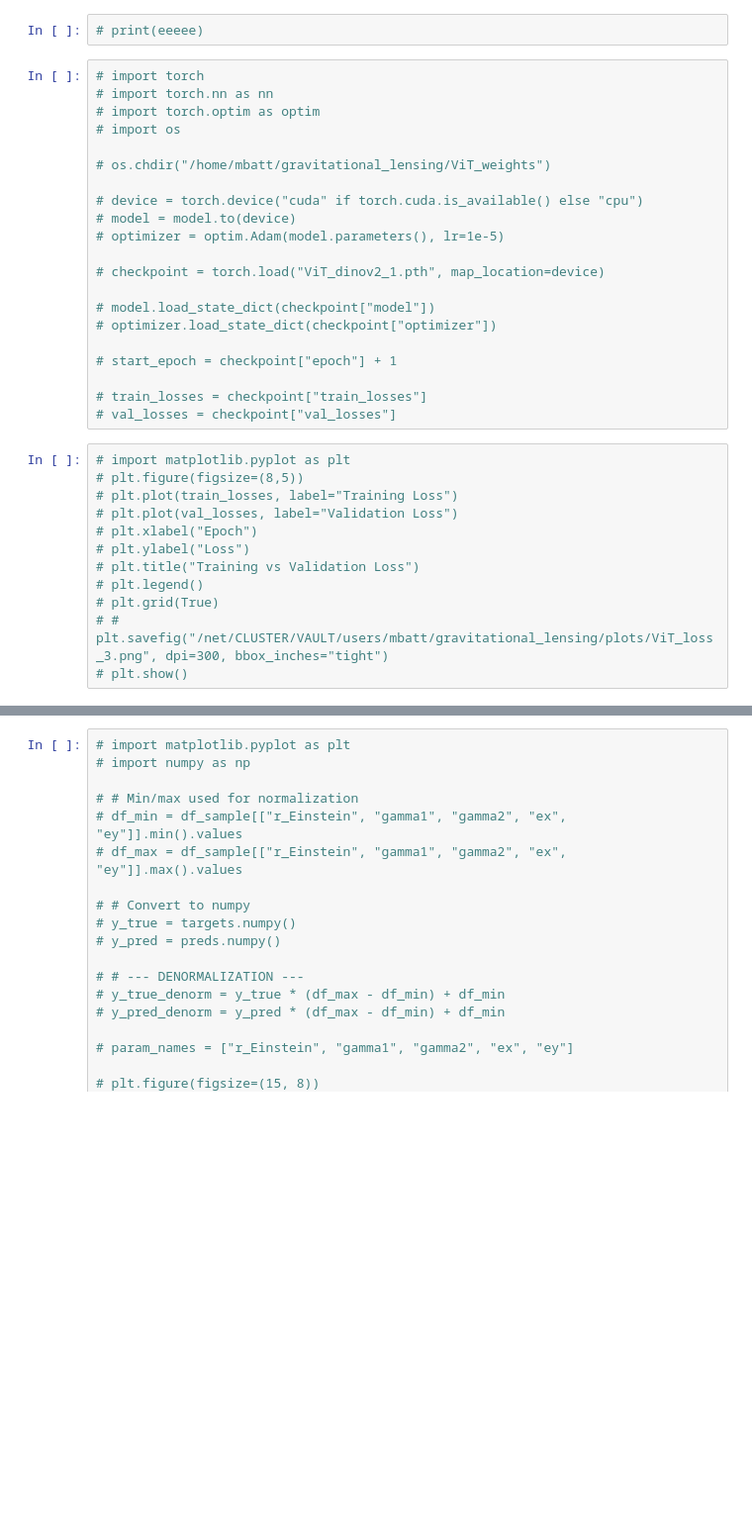
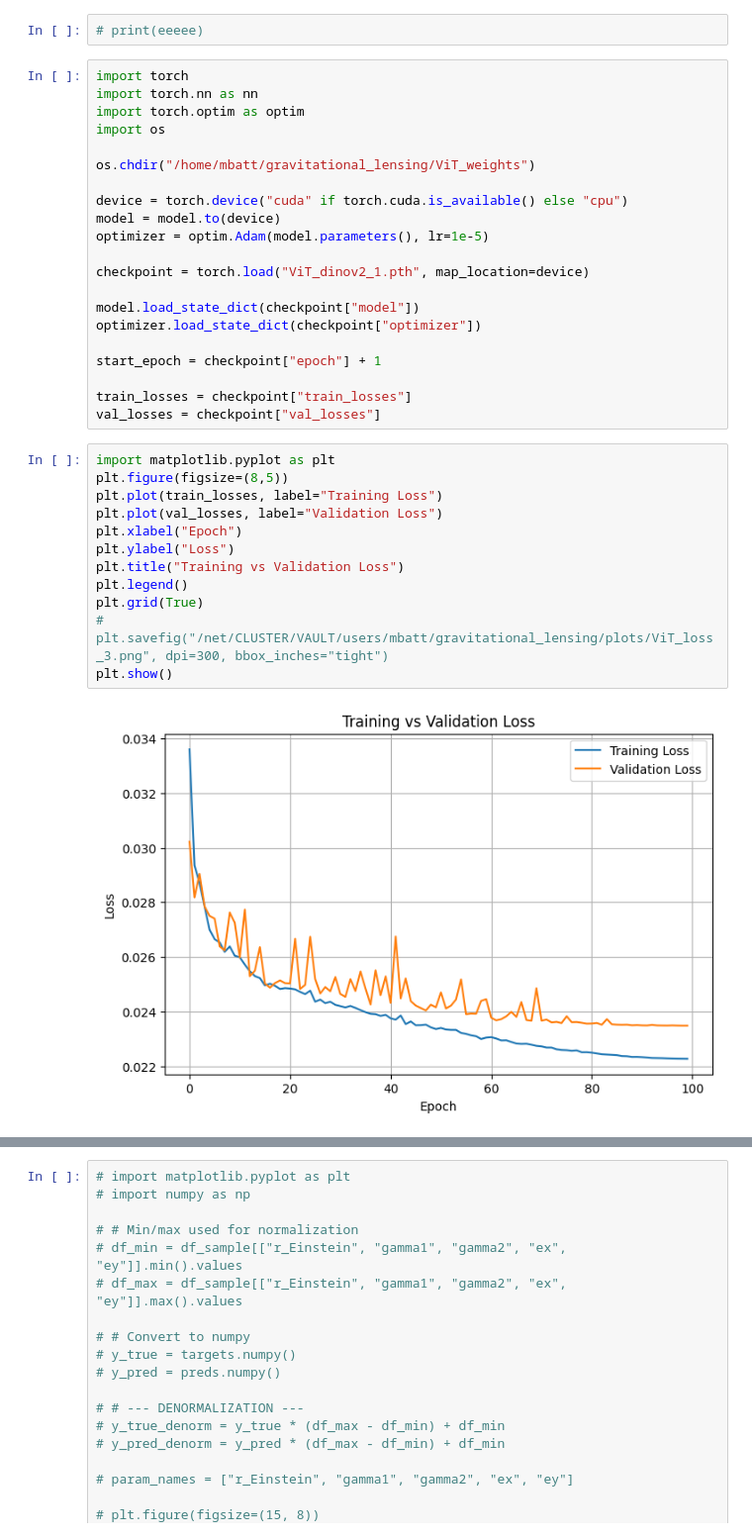
Before and after one commit to matthbatt/Deep-learning-gravitational-lensing, a Jupyter notebook: result_ViT_dinov2.ipynb, the cells around one changed output, grey strips where cells are left out. Shown at 99% size. Saved outputs shown, nothing was run; the diff lists cells and outputs as text; blank space fills up the shorter version.

```diff
--- a/result_ViT_dinov2.ipynb
+++ b/result_ViT_dinov2.ipynb
@@ -546,36 +570,38 @@ torch.save({
 # %%
 # print(eeeee)
 # %%
-# import torch
-# import torch.nn as nn
-# import torch.optim as optim
-# import os
+import torch
+import torch.nn as nn
+import torch.optim as optim
+import os
 
-# os.chdir("/home/mbatt/gravitational_lensing/ViT_weights")
+os.chdir("/home/mbatt/gravitational_lensing/ViT_weights")
 
-# device = torch.device("cuda" if torch.cuda.is_available() else "cpu")
-# model = model.to(device)
-# optimizer = optim.Adam(model.parameters(), lr=1e-5)
+device = torch.device("cuda" if torch.cuda.is_available() else "cpu")
+model = model.to(device)
+optimizer = optim.Adam(model.parameters(), lr=1e-5)
 
-# checkpoint = torch.load("ViT_dinov2_1.pth", map_location=device)
+checkpoint = torch.load("ViT_dinov2_1.pth", map_location=device)
 
-# model.load_state_dict(checkpoint["model"])
-# optimizer.load_state_dict(checkpoint["optimizer"])
+model.load_state_dict(checkpoint["model"])
+optimizer.load_state_dict(checkpoint["optimizer"])
 
-# start_epoch = checkpoint["epoch"] + 1
+start_epoch = checkpoint["epoch"] + 1
 
-# train_losses = checkpoint["train_losses"]
-# val_losses = checkpoint["val_losses"]
+train_losses = checkpoint["train_losses"]
+val_losses = checkpoint["val_losses"]
 # %%
-# import matplotlib.pyplot as plt
-# plt.figure(figsize=(8,5))
-# plt.plot(train_losses, label="Training Loss")
-# plt.plot(val_losses, label="Validation Loss")
-# plt.xlabel("Epoch")
-# plt.ylabel("Loss")
-# plt.title("Training vs Validation Loss")
-# plt.legend()
-# plt.grid(True)
-# # plt.savefig("/net/CLUSTER/VAULT/users/mbatt/gravitational_lensing/plots/ViT_loss_3.png", dpi=300, bbox_inches="tight")
-# plt.show()
+import matplotlib.pyplot as plt
+plt.figure(figsize=(8,5))
+plt.plot(train_losses, label="Training Loss")
+plt.plot(val_losses, label="Validation Loss")
+plt.xlabel("Epoch")
+plt.ylabel("Loss")
+plt.title("Training vs Validation Loss")
+plt.legend()
+plt.grid(True)
+# plt.savefig("/net/CLUSTER/VAULT/users/mbatt/gravitational_lensing/plots/ViT_loss_3.png", dpi=300, bbox_inches="tight")
+plt.show()
+# %% [output]
+[figure, added]
 # %%
```
Also changed, not shown: parts of 8 cells of this notebook, 6 other files.
